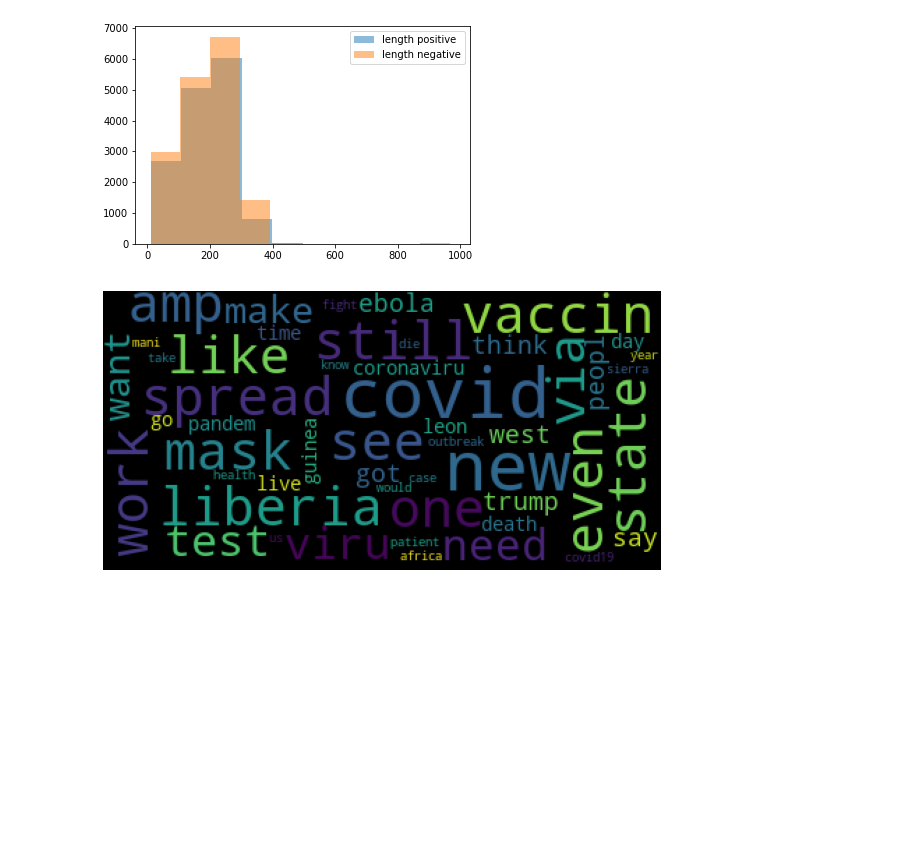
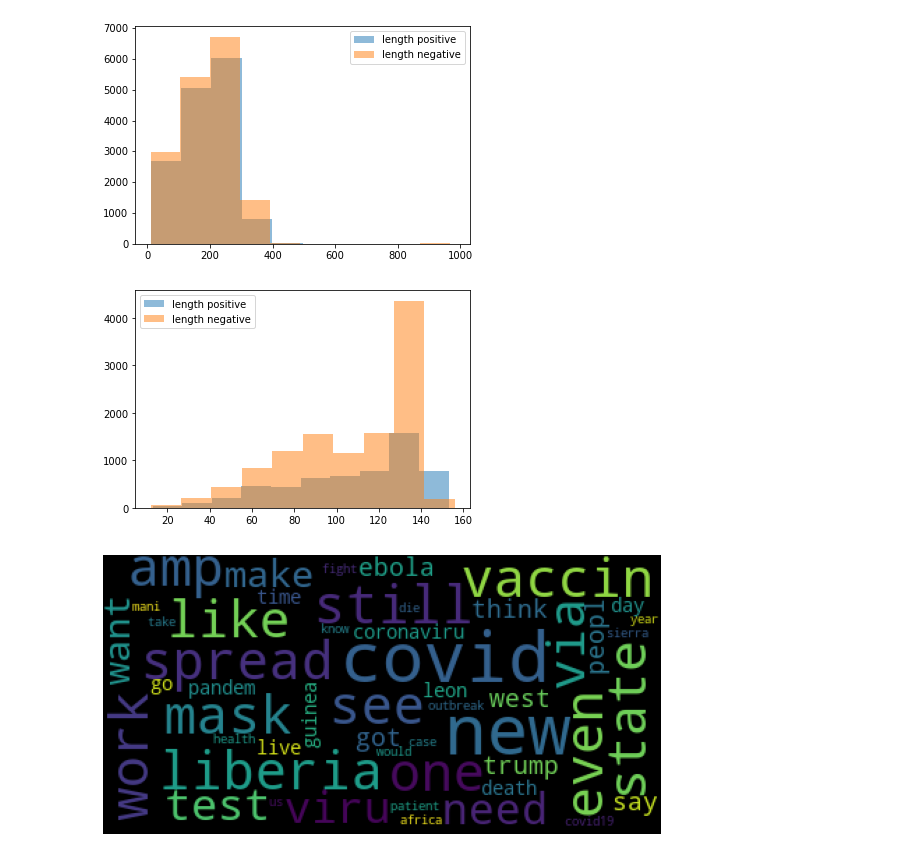
Before and after one commit to filopacio/NaturalLanguagePandemic, a Jupyter notebook: joint_analysis.ipynb, the cells around one changed output. Drawn from its saved outputs; the diff is of its cells as text; code cells hidden in the pictures; blank space fills up the shorter version.

```diff
--- a/joint_analysis.ipynb
+++ b/joint_analysis.ipynb
@@ -180,6 +163,16 @@ plt.legend(loc='upper right')
 plt.show()
 # %% [output]
 [figure]
+# %%
+df_e_neg['length'] = [len(i) for i in df_e_neg.tweet]
+df_e_pos['length'] = [len(i) for i in df_e_pos.tweet]
+# %%
+plt.hist(df_e_pos.length, label = 'length positive',alpha = 0.5)
+plt.hist(df_e_neg.length, label = 'length negative', alpha = 0.5)
+plt.legend(loc='upper left')
+plt.show()
+# %% [output]
+[figure, added]
 # %%
 import wordcloud
 # %%
```
Also changed, not shown: parts of 1 cell of this notebook.
